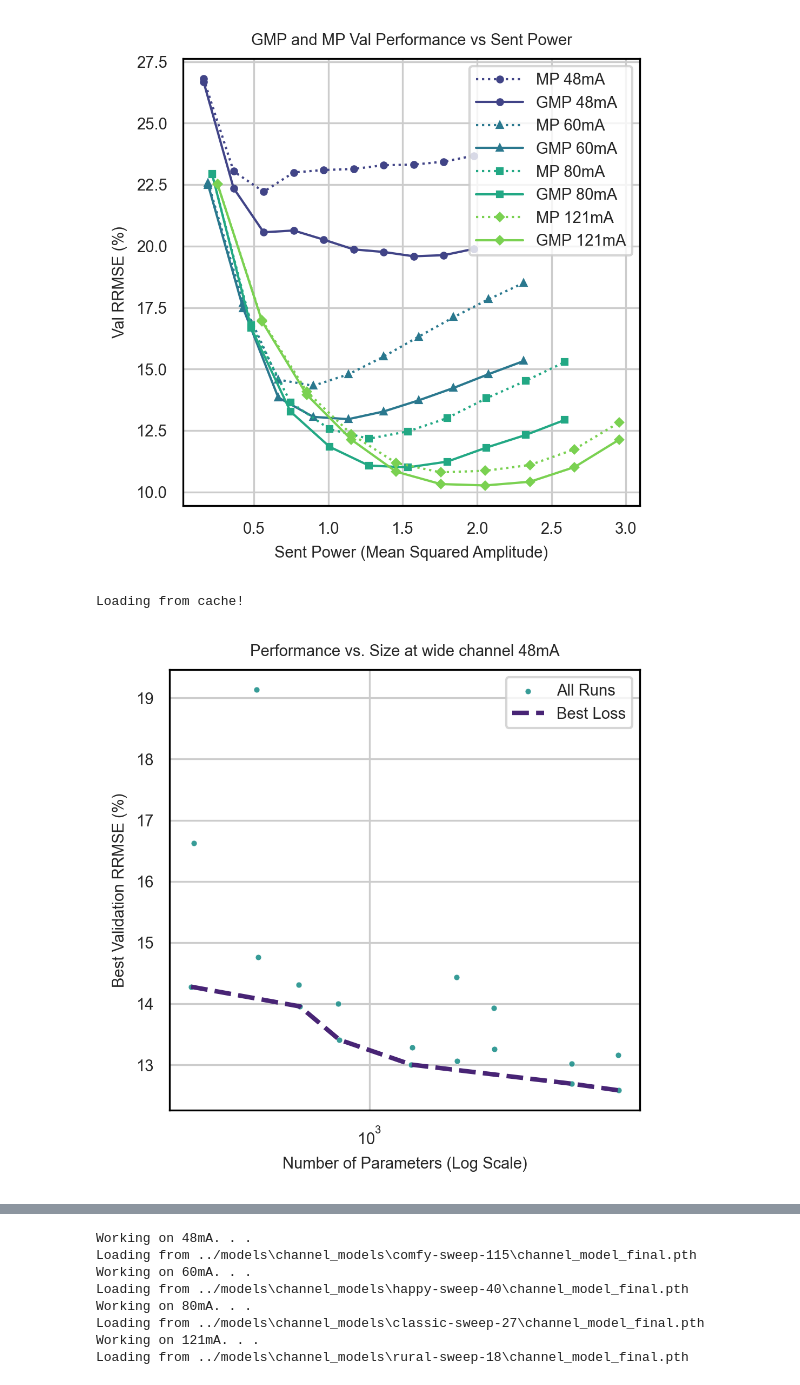
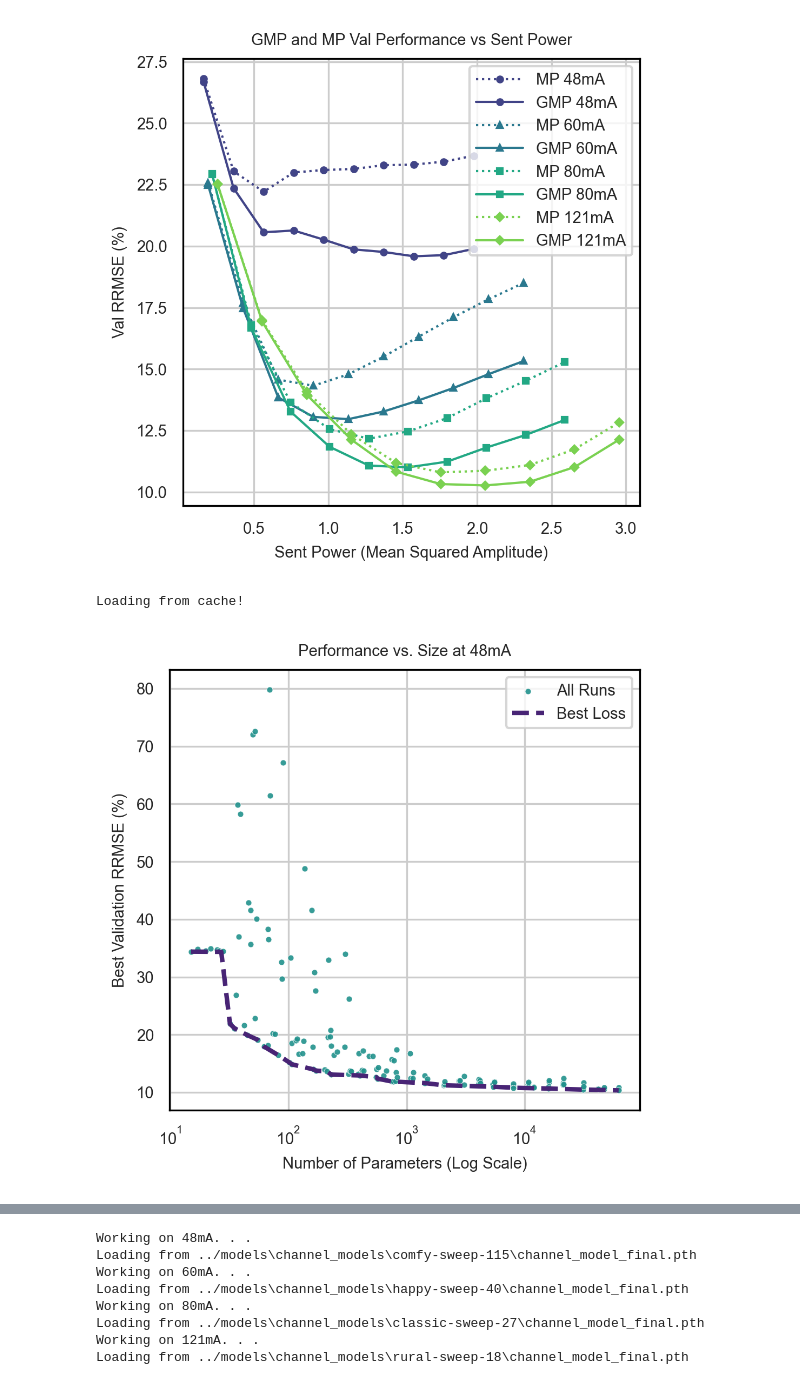
Before and after one commit to UW-Photonics-Lab/prob_tcn_for_LED, a Jupyter notebook: notebooks/make_figures.ipynb, the cells around one changed output, grey strips where cells are left out. Saved outputs shown, nothing was run; the diff lists cells and outputs as text; code cells hidden in the pictures.

```diff
--- a/notebooks/make_figures.ipynb
+++ b/notebooks/make_figures.ipynb
@@ -487,35 +487,35 @@ def plot_sweep_pareto(sweep_id, entity, project):
         pareto_df['params'],
         pareto_df['nrmse_pct'],
         linestyle='--',
         linewidth=2,
         label='Best Loss',
         color=c_best
     )
 
     plt.xscale('log')
     plt.xlabel('Number of Parameters (Log Scale)')
     plt.ylabel('Best Validation RRMSE (%)')
     plt.title(f'Performance vs. Size at {DC_BIAS}')
     plt.legend(loc='upper right')
 
 
 
 DC_BIAS = '48mA'
 
-SWEEP_ID = wide_channel[DC_BIAS]['grid_search']
+SWEEP_ID = models[DC_BIAS]['grid_search']
 
 plot_sweep_pareto(SWEEP_ID, entity=ENTITY, project=PROJECT)
 plt.tight_layout()
 plt.savefig(
     os.path.join(PLOT_PATH, "performance_vs_size.svg"),
     format='svg',
     bbox_inches='tight',
     transparent=True
 )
 plt.show()
 # %% [output]
 Loading from cache!
-[figure, old version]
+[figure, new version]
 # %%
 # Analyze Experimental Validation Data
 
```
Also changed, not shown: parts of 6 cells of this notebook, 2 other files.
